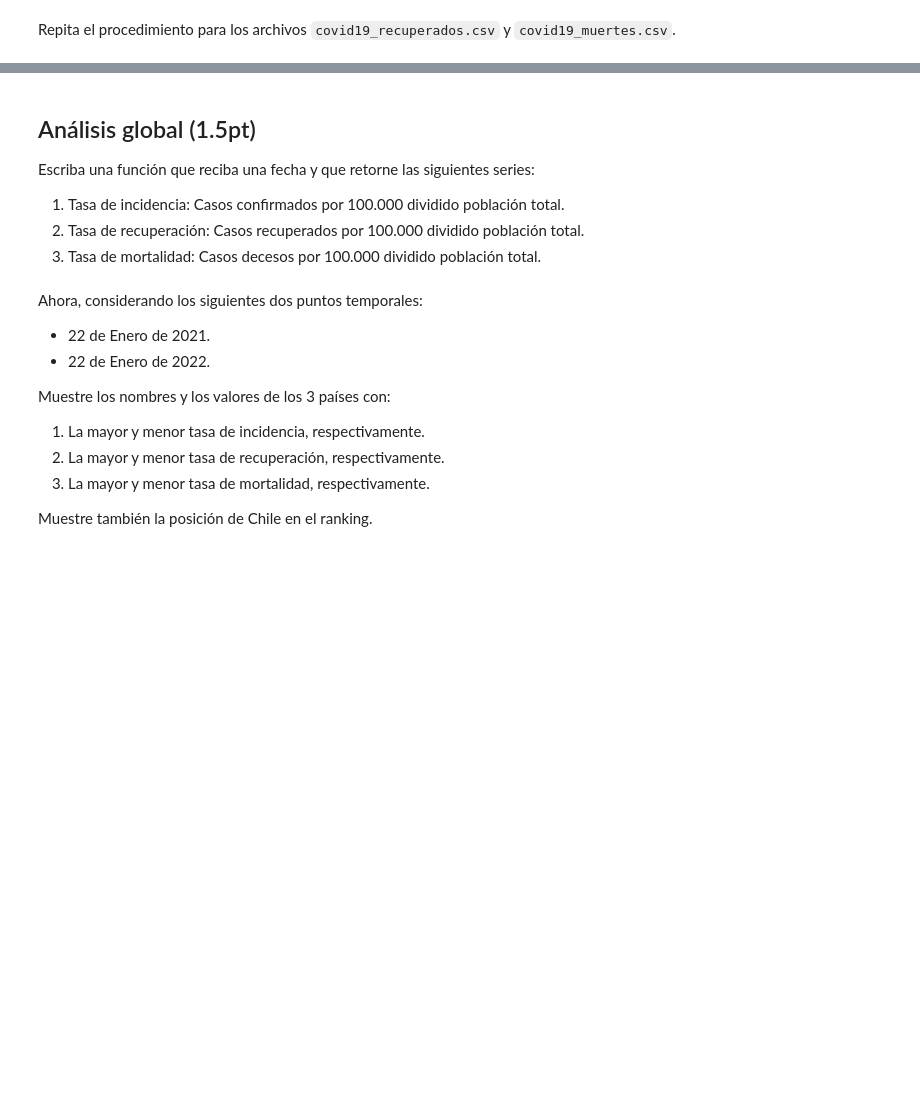
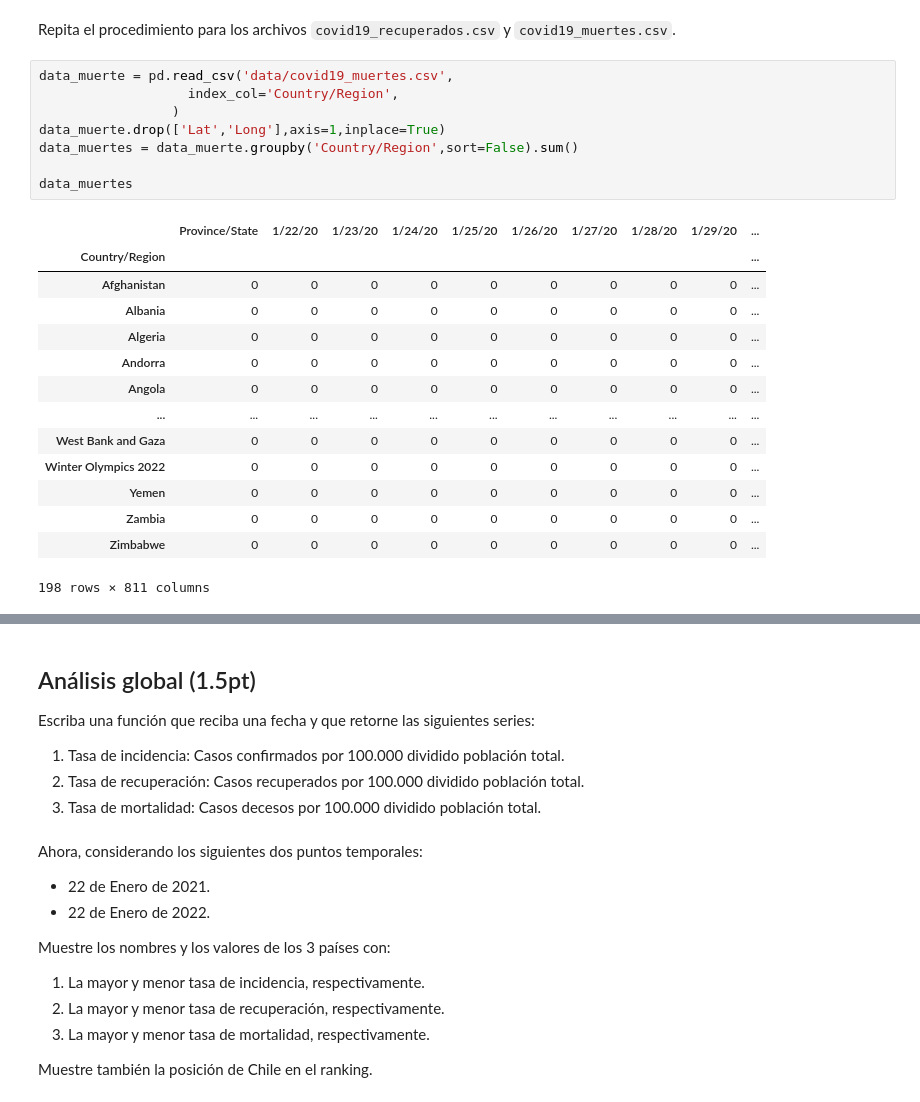
Before and after one commit to phuijse-classroom/info147-tarea-unidad1-ekipoagua, a Jupyter notebook: enunciado.ipynb, the cells around one changed output, grey strips where cells are left out. Cells and saved outputs as stored; diff of their text form; blank space fills up the shorter version.

```diff
--- a/enunciado.ipynb
+++ b/enunciado.ipynb
@@ -43,2 +93,25 @@ data_conf_popu.drop(['Yearly Change', 'Net Change',
 # %% [markdown]
 Repita el procedimiento para los archivos `covid19_recuperados.csv` y `covid19_muertes.csv`.
+# %%
+data_muerte = pd.read_csv('data/covid19_muertes.csv',
+                   index_col='Country/Region',
+                 )
+data_muerte.drop(['Lat','Long'],axis=1,inplace=True)
+data_muertes = data_muerte.groupby('Country/Region',sort=False).sum()
+
+data_muertes
+# %% [output]
+|  | Province/State | 1/22/20 | 1/23/20 | 1/24/20 | 1/25/20 | 1/26/20 | 1/27/20 | 1/28/20 | 1/29/20 | ... |
+| Country/Region |  |  |  |  |  |  |  |  |  | ... |
+| Afghanistan | 0 | 0 | 0 | 0 | 0 | 0 | 0 | 0 | 0 | ... |
+| Albania | 0 | 0 | 0 | 0 | 0 | 0 | 0 | 0 | 0 | ... |
+| Algeria | 0 | 0 | 0 | 0 | 0 | 0 | 0 | 0 | 0 | ... |
+| Andorra | 0 | 0 | 0 | 0 | 0 | 0 | 0 | 0 | 0 | ... |
+| Angola | 0 | 0 | 0 | 0 | 0 | 0 | 0 | 0 | 0 | ... |
+| ... | ... | ... | ... | ... | ... | ... | ... | ... | ... | ... |
+| West Bank and Gaza | 0 | 0 | 0 | 0 | 0 | 0 | 0 | 0 | 0 | ... |
+| Winter Olympics 2022 | 0 | 0 | 0 | 0 | 0 | 0 | 0 | 0 | 0 | ... |
+| Yemen | 0 | 0 | 0 | 0 | 0 | 0 | 0 | 0 | 0 | ... |
+| Zambia | 0 | 0 | 0 | 0 | 0 | 0 | 0 | 0 | 0 | ... |
+| Zimbabwe | 0 | 0 | 0 | 0 | 0 | 0 | 0 | 0 | 0 | ... |
+198 rows × 811 columns
```
Also changed, not shown: parts of 12 cells of this notebook.
